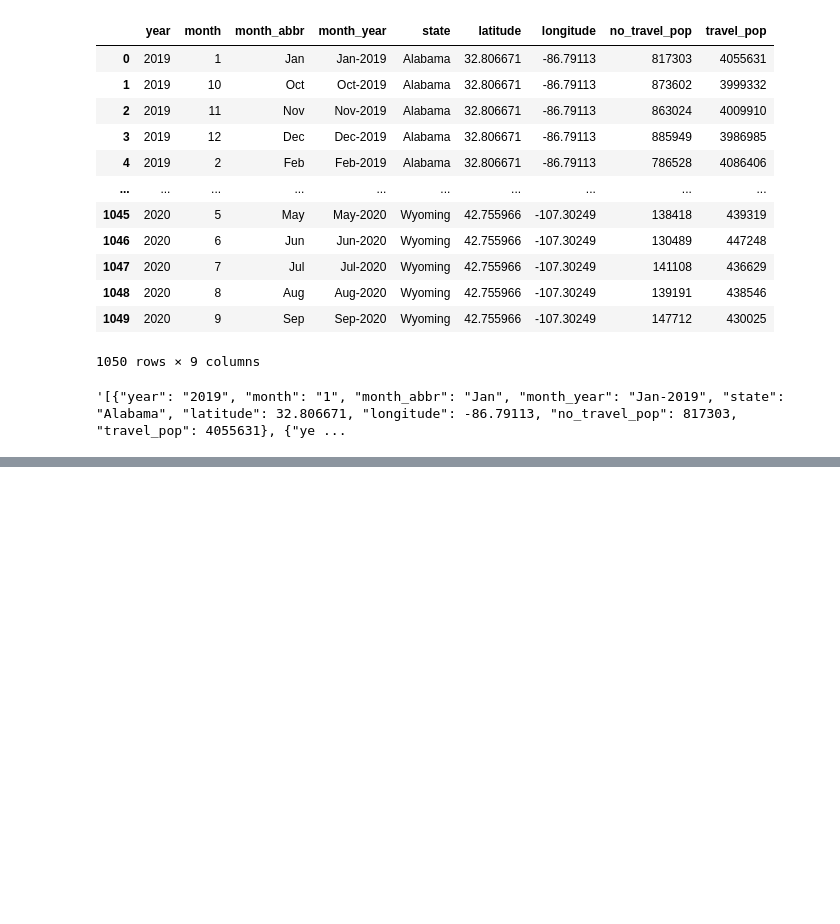
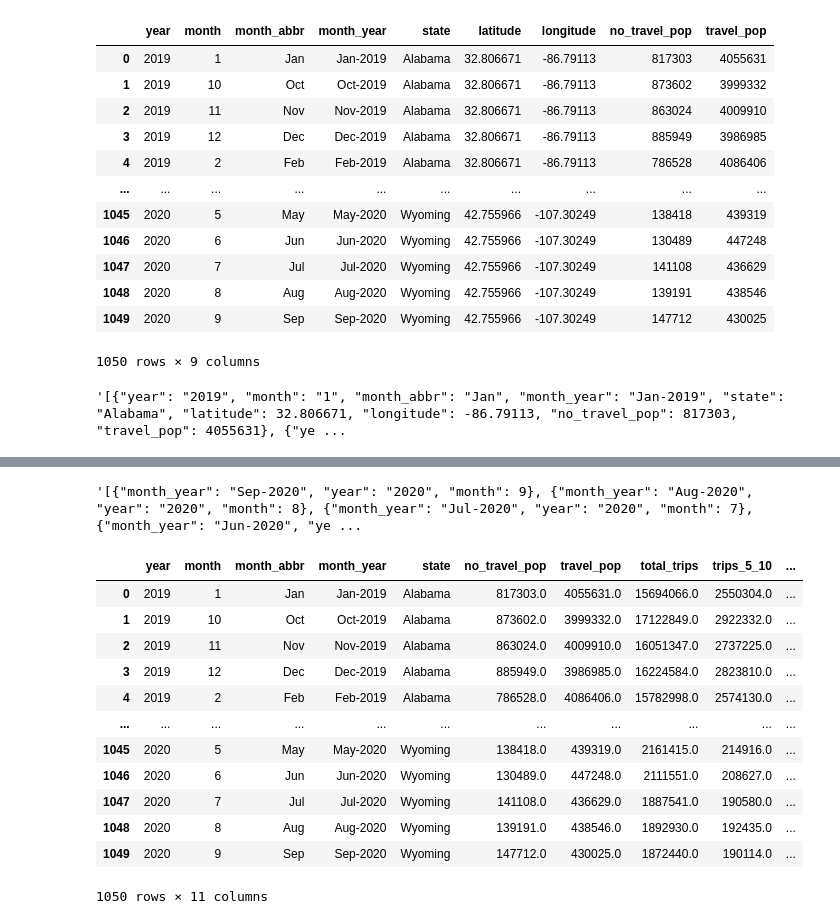
Before and after one commit to aselvan8/project_travel_plan, a Jupyter notebook: python_code/data_prep_flask.ipynb, the cells around one changed output, grey strips where cells are left out. Cells and saved outputs as stored; diff of their text form; code cells hidden in the pictures; blank space fills up the shorter version.

Commit message:
flask added months and geomap kpis

```diff
--- a/python_code/data_prep_flask.ipynb
+++ b/python_code/data_prep_flask.ipynb
@@ -213,0 +281,28 @@ travel_summary_json
+# %%
+travel_months_json = json.dumps(travel_months_df.to_dict('records'))
+travel_months_json
+# %% [output]
+'[{"month_year": "Sep-2020", "year": "2020", "month": 9}, {"month_year": "Aug-2020", "year": "2020", "month": 8}, {"month_year": "Jul-2020", "year": "2020", "month": 7}, {"month_year": "Jun-2020", "ye ...
+# %%
+# geomap query
+travel_geomap_df = pd.read_sql("""select year, month, month_abbr, month_year, state,
+round(avg(pop_stay_at_home),0) as no_travel_pop, round(avg(pop_not_stay_at_home),0) as travel_pop,
+round(avg(trips),0) as total_trips, round(avg(trips_5_10),0) as trips_5_10,
+round(avg(trips_100_250),0) as trips_100_250, round(avg(trips_500),0) as trips_500 from travel_data_details
+GROUP BY state, month_year, year, month, month_abbr
+order by state, year, month, month_year, month_abbr """, connection)
+travel_geomap_df
+# %% [output]
+|  | year | month | month_abbr | month_year | state | no_travel_pop | travel_pop | total_trips | trips_5_10 | ... |
+| 0 | 2019 | 1 | Jan | Jan-2019 | Alabama | 817303.0 | 4055631.0 | 15694066.0 | 2550304.0 | ... |
+| 1 | 2019 | 10 | Oct | Oct-2019 | Alabama | 873602.0 | 3999332.0 | 17122849.0 | 2922332.0 | ... |
+| 2 | 2019 | 11 | Nov | Nov-2019 | Alabama | 863024.0 | 4009910.0 | 16051347.0 | 2737225.0 | ... |
+| 3 | 2019 | 12 | Dec | Dec-2019 | Alabama | 885949.0 | 3986985.0 | 16224584.0 | 2823810.0 | ... |
+| 4 | 2019 | 2 | Feb | Feb-2019 | Alabama | 786528.0 | 4086406.0 | 15782998.0 | 2574130.0 | ... |
+| ... | ... | ... | ... | ... | ... | ... | ... | ... | ... | ... |
+| 1045 | 2020 | 5 | May | May-2020 | Wyoming | 138418.0 | 439319.0 | 2161415.0 | 214916.0 | ... |
+| 1046 | 2020 | 6 | Jun | Jun-2020 | Wyoming | 130489.0 | 447248.0 | 2111551.0 | 208627.0 | ... |
+| 1047 | 2020 | 7 | Jul | Jul-2020 | Wyoming | 141108.0 | 436629.0 | 1887541.0 | 190580.0 | ... |
+| 1048 | 2020 | 8 | Aug | Aug-2020 | Wyoming | 139191.0 | 438546.0 | 1892930.0 | 192435.0 | ... |
+| 1049 | 2020 | 9 | Sep | Sep-2020 | Wyoming | 147712.0 | 430025.0 | 1872440.0 | 190114.0 | ... |
+1050 rows × 11 columns
```
Also changed, not shown: parts of 8 cells of this notebook, 1 other file.
